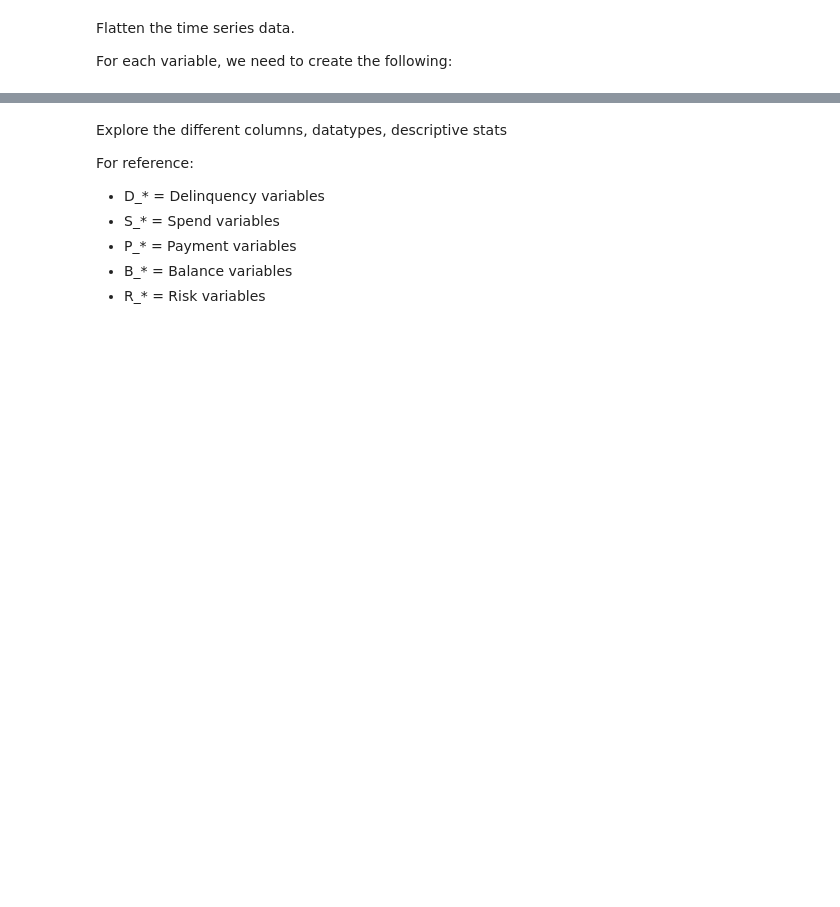
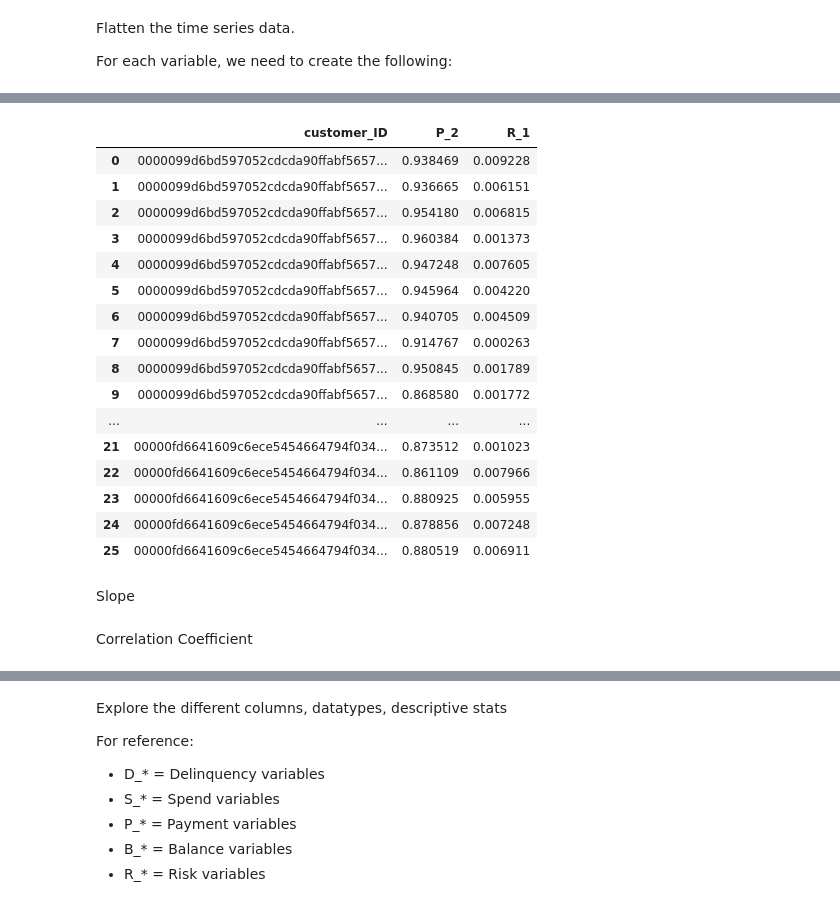
Before and after one commit to We-Need-More-RAM/amex_default_prediction, a Jupyter notebook: notebooks/maggie/wrangle.ipynb, the cells around one changed output, grey strips where cells are left out. Cells and saved outputs as stored; diff of their text form; code cells hidden in the pictures; blank space fills up the shorter version.

```diff
--- a/notebooks/maggie/wrangle.ipynb
+++ b/notebooks/maggie/wrangle.ipynb
@@ -132,0 +44,24 @@ TypeError: Transform function invalid for data types
+# %%
+# X_df.reset_index(drop=True).set_index(['S_2'])
+
+sample = X_df[(X_df.customer_ID == X_df.customer_ID[0])|
+              (X_df.customer_ID == X_df.customer_ID[15])][['customer_ID','P_2','R_1']]
+sample
+# %% [output]
+|  | customer_ID | P_2 | R_1 |
+| 0 | 0000099d6bd597052cdcda90ffabf5657... | 0.938469 | 0.009228 |
+| 1 | 0000099d6bd597052cdcda90ffabf5657... | 0.936665 | 0.006151 |
+| 2 | 0000099d6bd597052cdcda90ffabf5657... | 0.954180 | 0.006815 |
+| 3 | 0000099d6bd597052cdcda90ffabf5657... | 0.960384 | 0.001373 |
+| 4 | 0000099d6bd597052cdcda90ffabf5657... | 0.947248 | 0.007605 |
+| 5 | 0000099d6bd597052cdcda90ffabf5657... | 0.945964 | 0.004220 |
+| 6 | 0000099d6bd597052cdcda90ffabf5657... | 0.940705 | 0.004509 |
+| 7 | 0000099d6bd597052cdcda90ffabf5657... | 0.914767 | 0.000263 |
+| 8 | 0000099d6bd597052cdcda90ffabf5657... | 0.950845 | 0.001789 |
+| 9 | 0000099d6bd597052cdcda90ffabf5657... | 0.868580 | 0.001772 |
+| ... | ... | ... | ... |
+| 21 | 00000fd6641609c6ece5454664794f034... | 0.873512 | 0.001023 |
+| 22 | 00000fd6641609c6ece5454664794f034... | 0.861109 | 0.007966 |
+| 23 | 00000fd6641609c6ece5454664794f034... | 0.880925 | 0.005955 |
+| 24 | 00000fd6641609c6ece5454664794f034... | 0.878856 | 0.007248 |
+| 25 | 00000fd6641609c6ece5454664794f034... | 0.880519 | 0.006911 |
@@ -132,0 +74,2 @@ TypeError: Transform function invalid for data types
+# %% [markdown]
+Slope
@@ -132,0 +81,2 @@ TypeError: Transform function invalid for data types
+# %% [markdown]
+Correlation Coefficient
```
Also changed, not shown: parts of 30 cells of this notebook.
